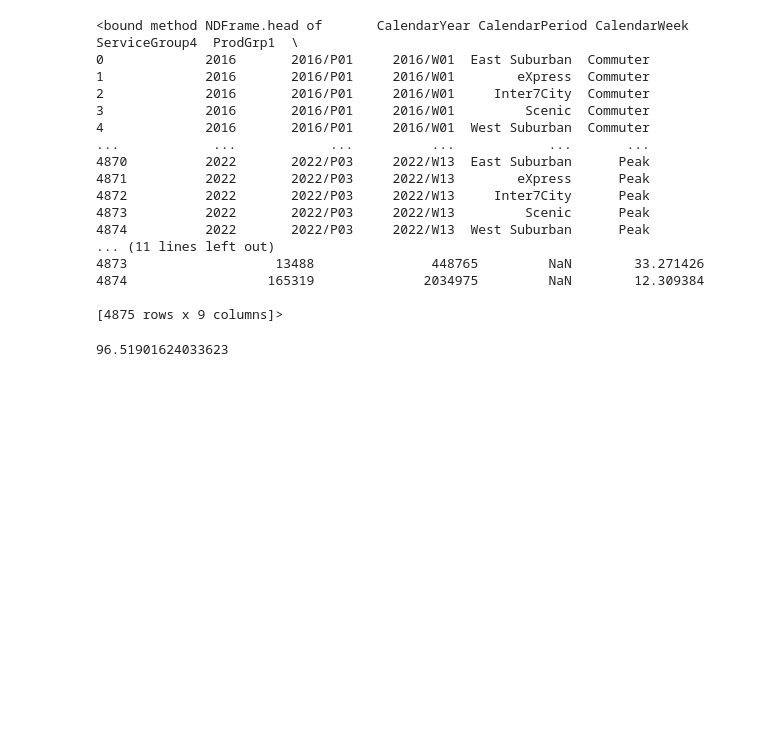
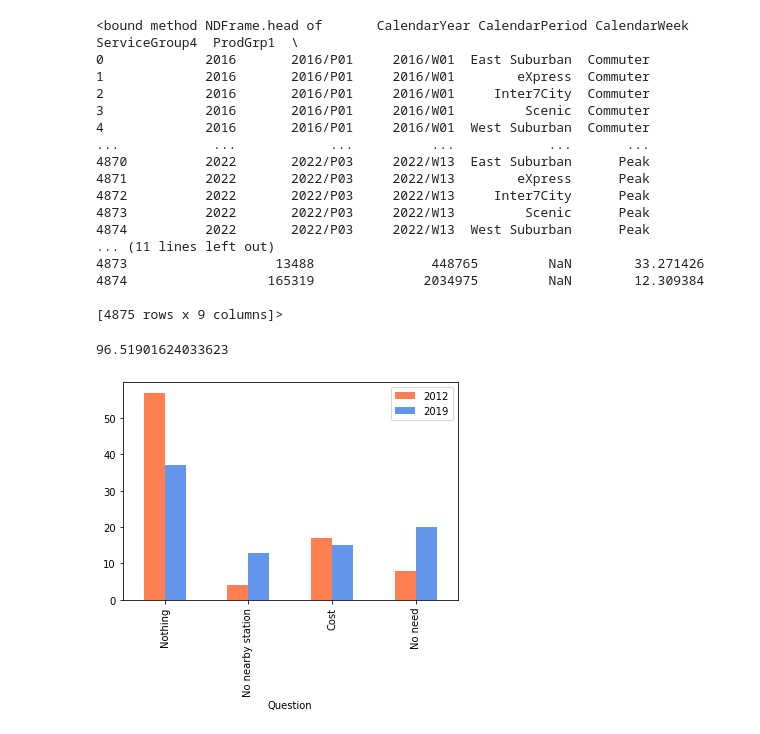
Before and after one commit to JoshYang1/Innovation-Week-Krusty-Krabs, a Jupyter notebook: Krusty Krab.ipynb, the cells around one changed output. Cells and saved outputs as stored; diff of their text form; code cells hidden in the pictures; blank space fills up the shorter version.

```diff
--- a/Krusty Krab.ipynb
+++ b/Krusty Krab.ipynb
@@ -102,0 +97,23 @@ scotrail = pd.read_csv('Datasets/scotrail-journey-data-2016-2022.csv')
+# %%
+# What are the main reasons of Scottish locals for not using the train?
+
+train_discourage = pd.read_csv('Datasets/train_discourage.csv')
+train_discourage.rename(columns = {'Table 42: In general, What discourages you from using the train more often than you do? (2012-2014, 2016, 2019)1,2':'Question', 'Unnamed: 1':'2012', 'Unnamed: 2':'2013', 'Unnamed: 3':'2014', 'Unnamed: 4':'2015', 'Unnamed: 5':'2016','Unnamed: 6':'2017', 'Unnamed: 7':'2018', 'Unnamed: 8':'2019', 'Unnamed: 9':'2020'}, inplace = True)
+
+# In general, What discourages you from using the train more often than you do?
+
+train_discourage = train_discourage.drop(train_discourage.index[33])
+train_discourage = train_discourage.drop(train_discourage.index[32])
+train_discourage = train_discourage.drop(train_discourage.index[31])
+train_discourage = train_discourage.drop(train_discourage.index[30])
+train_discourage = train_discourage.drop(train_discourage.index[0])
+
+train_discourage_selection = train_discourage.iloc[:, [0,1,8]]
+train_discourage_selection = train_discourage_selection.iloc[[0,1,7,16],:]
+
+train_discourage_selection['2012']=train_discourage_selection['2012'].astype(float)
+train_discourage_selection['2019']=train_discourage_selection['2019'].astype(float)
+
+train_discourage_selection.plot(x="Question", y=["2012", "2019"], kind="bar", color=["coral", "cornflowerblue"]);
+# %% [output]
+[figure, added]
```
Also changed, not shown: parts of 9 cells of this notebook.
